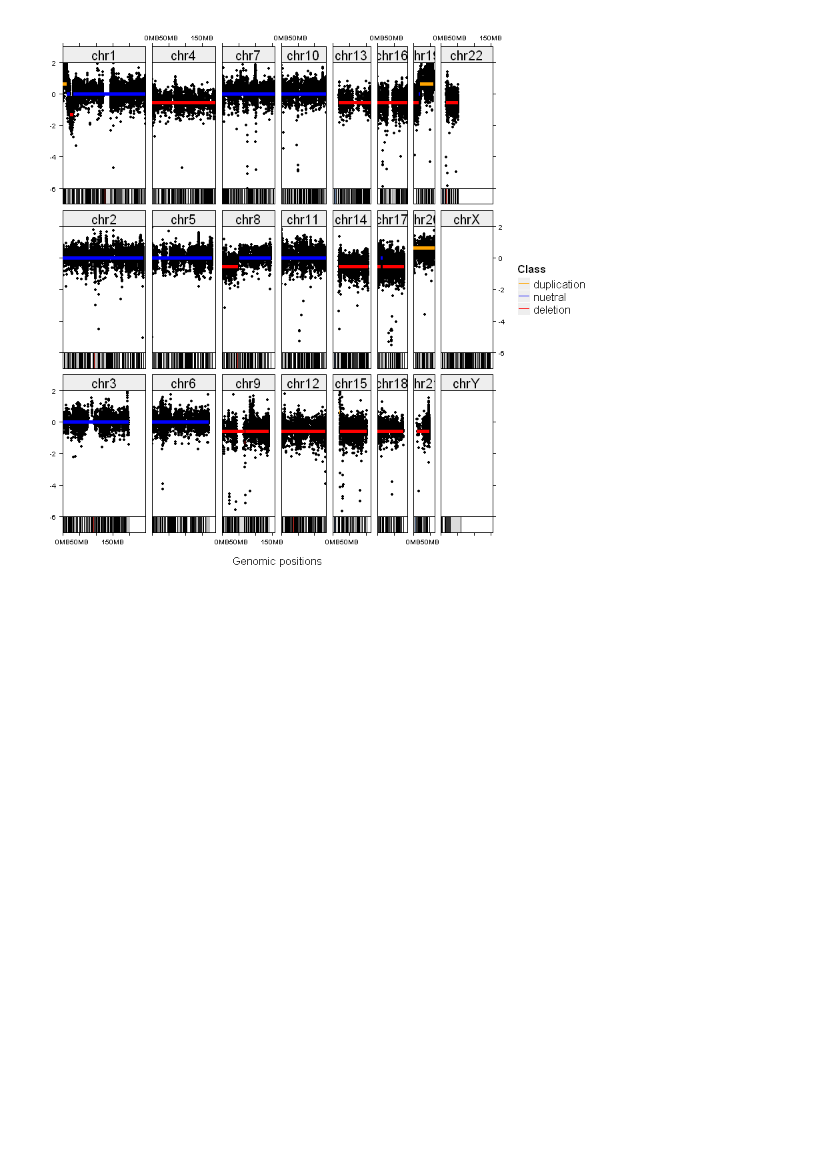
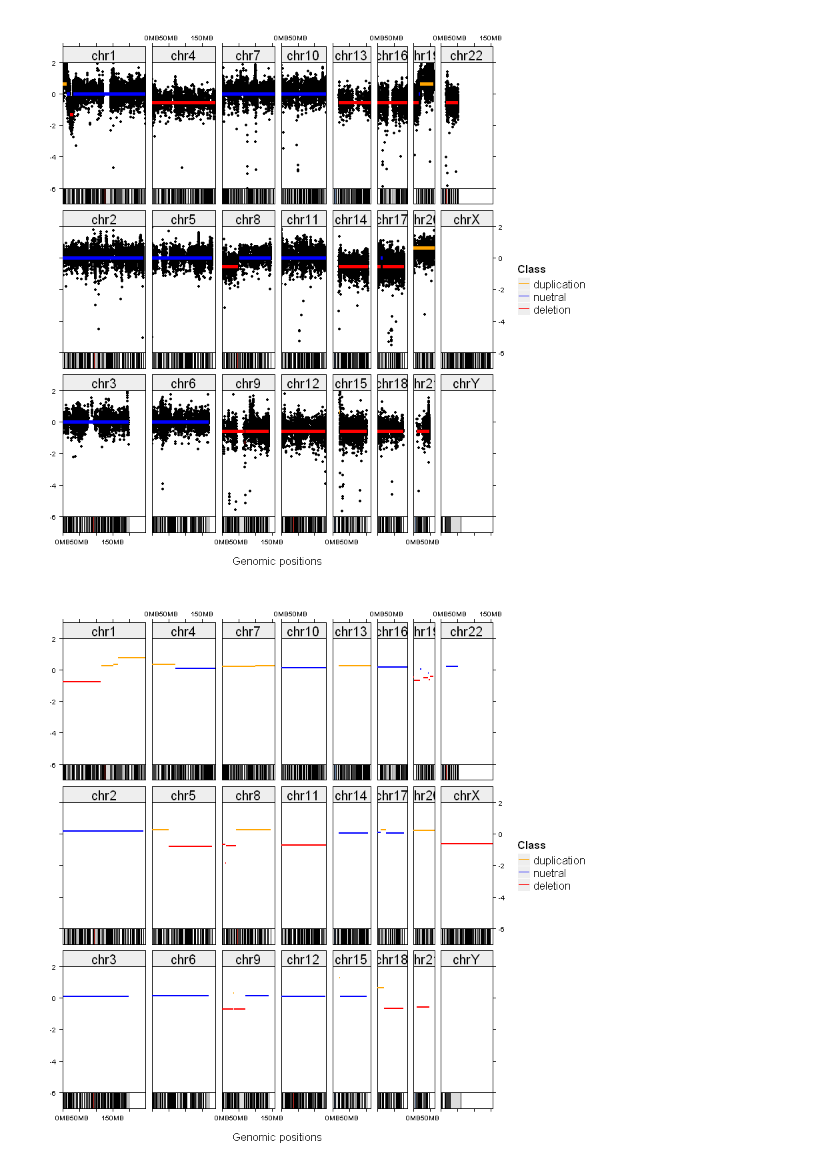
Before and after one commit to CodingBash/CNV-Clinical-Preprocessing, a Jupyter notebook: notebooks/Visualize Copy Number Profiles.ipynb, the cells around one changed output. Cells and saved outputs as stored; diff of their text form; code cells hidden in the pictures; blank space fills up the shorter version.

Commit message:
Visualization of CN profile segment clusters - draft

```diff
--- a/notebooks/Visualize Copy Number Profiles.ipynb
+++ b/notebooks/Visualize Copy Number Profiles.ipynb
@@ -176,3 +194,13 @@ facets_snp_data <- snpsToBedFormat(facets_snp_data_raw)
 visualizeCNProfile(facets_segment_data = facets_segment_clusters, facets_snp_data = facets_snp_data)
 # %% [output]
 [figure]
+# %%
+sample <- "hT58"
+setwd("~/Documents")
+facets_segment_data_raw <- retrieveFacetsSegments(sample, dir = "CSHL/Project_TUV_12995_B01_SOM_Targeted.2018-03-02/")
+facets_segment_data <- segmentsToBedFormat(facets_segment_data_raw)
+facets_snp_data_raw <- retrieveFacetsSnps(sample, dir = "CSHL/Project_TUV_12995_B01_SOM_Targeted.2018-03-02/")
+facets_snp_data <- snpsToBedFormat(facets_snp_data_raw)
+visualizeCNProfile(facets_segment_data = facets_segment_data)
+# %% [output]
+[figure, added]
```
Also changed, not shown: parts of 2 cells of this notebook, 13 other files.
